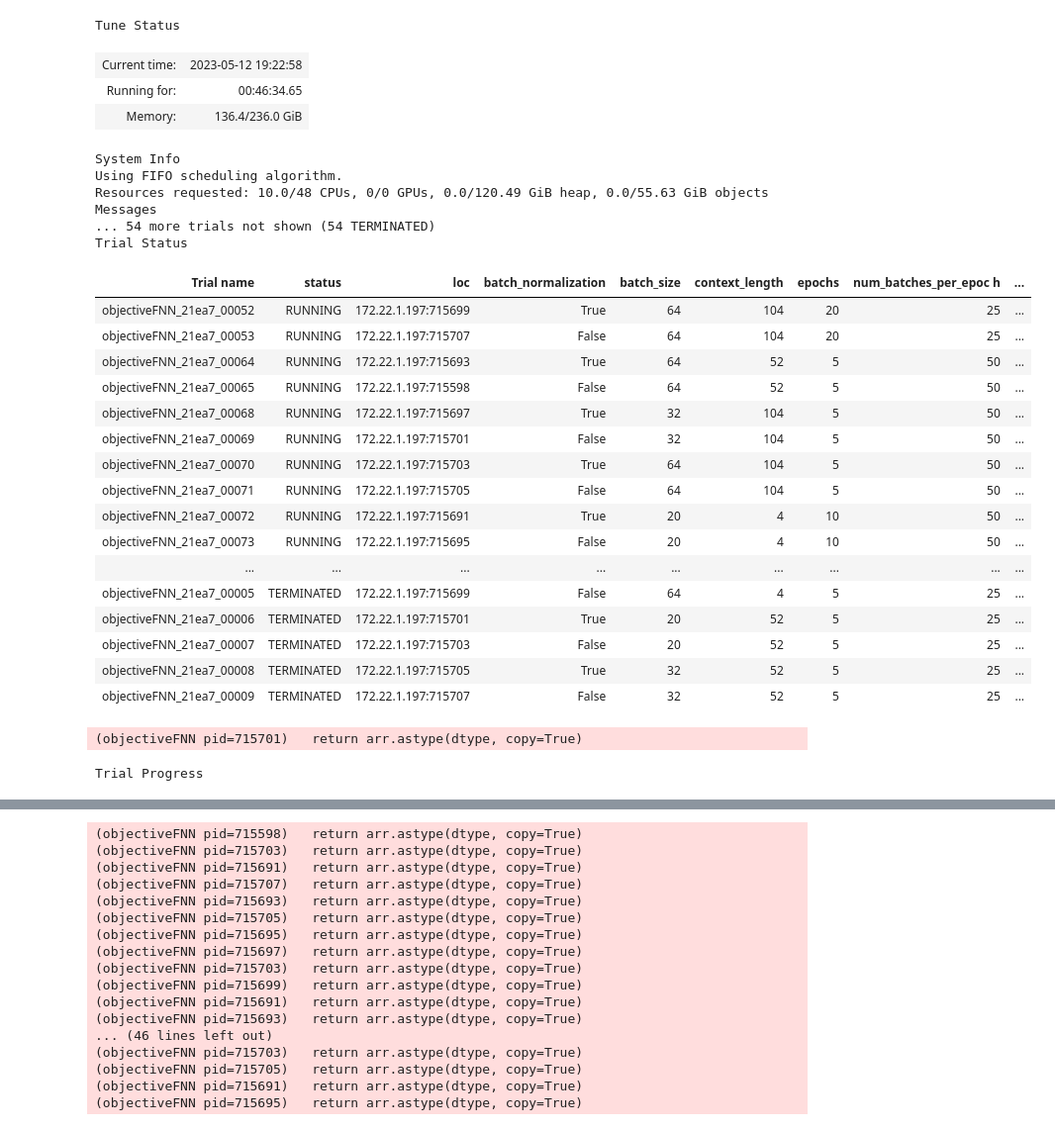
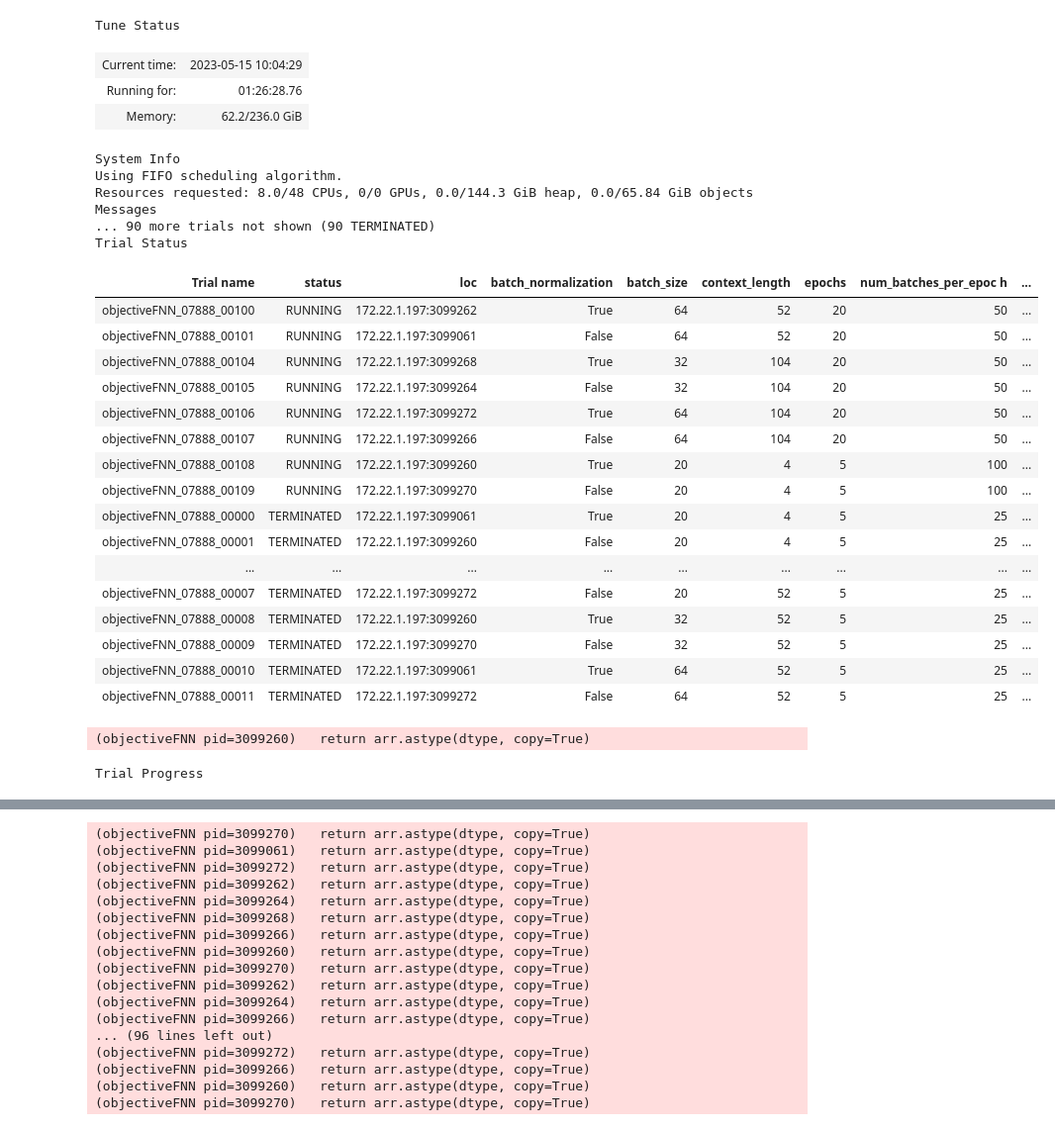
Before and after one commit to Kai-Ref/DeepAR_InfluenzaForecast, a Jupyter notebook: Notebooks/Modeltuning/Run_FNN_12_05.ipynb, the cells around one changed output, grey strips where cells are left out. Shown at 99% size. Saved outputs shown, nothing was run; the diff lists cells and outputs as text; code cells hidden in the pictures.

```diff
--- a/Notebooks/Modeltuning/Run_FNN_12_05.ipynb
+++ b/Notebooks/Modeltuning/Run_FNN_12_05.ipynb
@@ -114,7 +114,7 @@ tuner = tune.Tuner(
         num_samples = 5,
         metric="mean_WIS",
         mode="min",
-        max_concurrent_trials=10,
+        max_concurrent_trials=8,
     ),
     param_space=hp_search_space,
 )
@@ -124,5 +124,5 @@ print("Best hyperparameters found were: ", results.get_best_result().config)
 
 results_df = results.get_dataframe()
 print(results_df)
-results_df.to_csv("FNN_Hyperparameter_results_12_05.csv")
+results_df.to_csv("FNN_Hyperparameter_results_15_05.csv")
 # %% [output]
@@ -130,30 +130,30 @@ results_df.to_csv("FNN_Hyperparameter_results_12_05.csv")
 Tune Status
-| Current time: | 2023-05-12 19:22:58 |
-| Running for: | 00:46:34.65 |
-| Memory: | 136.4/236.0 GiB |
+| Current time: | 2023-05-15 10:04:29 |
+| Running for: | 01:26:28.76 |
+| Memory: | 62.2/236.0 GiB |
 System Info
 Using FIFO scheduling algorithm.
-Resources requested: 10.0/48 CPUs, 0/0 GPUs, 0.0/120.49 GiB heap, 0.0/55.63 GiB objects
+Resources requested: 8.0/48 CPUs, 0/0 GPUs, 0.0/144.3 GiB heap, 0.0/65.84 GiB objects
 Messages
-... 54 more trials not shown (54 TERMINATED)
+... 90 more trials not shown (90 TERMINATED)
 Trial Status
 | Trial name | status | loc | batch_normalization | batch_size | context_length | epochs | num_batches_per_epoc h | ... |
-| objectiveFNN_21ea7_00052 | RUNNING | 172.22.1.197:715699 | True | 64 | 104 | 20 | 25 | ... |
-| objectiveFNN_21ea7_00053 | RUNNING | 172.22.1.197:715707 | False | 64 | 104 | 20 | 25 | ... |
-| objectiveFNN_21ea7_00064 | RUNNING | 172.22.1.197:715693 | True | 64 | 52 | 5 | 50 | ... |
-| objectiveFNN_21ea7_00065 | RUNNING | 172.22.1.197:715598 | False | 64 | 52 | 5 | 50 | ... |
-| objectiveFNN_21ea7_00068 | RUNNING | 172.22.1.197:715697 | True | 32 | 104 | 5 | 50 | ... |
-| objectiveFNN_21ea7_00069 | RUNNING | 172.22.1.197:715701 | False | 32 | 104 | 5 | 50 | ... |
-| objectiveFNN_21ea7_00070 | RUNNING | 172.22.1.197:715703 | True | 64 | 104 | 5 | 50 | ... |
-| objectiveFNN_21ea7_00071 | RUNNING | 172.22.1.197:715705 | False | 64 | 104 | 5 | 50 | ... |
-| objectiveFNN_21ea7_00072 | RUNNING | 172.22.1.197:715691 | True | 20 | 4 | 10 | 50 | ... |
-| objectiveFNN_21ea7_00073 | RUNNING | 172.22.1.197:715695 | False | 20 | 4 | 10 | 50 | ... |
+| objectiveFNN_07888_00100 | RUNNING | 172.22.1.197:3099262 | True | 64 | 52 | 20 | 50 | ... |
+| objectiveFNN_07888_00101 | RUNNING | 172.22.1.197:3099061 | False | 64 | 52 | 20 | 50 | ... |
+| objectiveFNN_07888_00104 | RUNNING | 172.22.1.197:3099268 | True | 32 | 104 | 20 | 50 | ... |
+| objectiveFNN_07888_00105 | RUNNING | 172.22.1.197:3099264 | False | 32 | 104 | 20 | 50 | ... |
+| objectiveFNN_07888_00106 | RUNNING | 172.22.1.197:3099272 | True | 64 | 104 | 20 | 50 | ... |
+| objectiveFNN_07888_00107 | RUNNING | 172.22.1.197:3099266 | False | 64 | 104 | 20 | 50 | ... |
+| objectiveFNN_07888_00108 | RUNNING | 172.22.1.197:3099260 | True | 20 | 4 | 5 | 100 | ... |
+| objectiveFNN_07888_00109 | RUNNING | 172.22.1.197:3099270 | False | 20 | 4 | 5 | 100 | ... |
+| objectiveFNN_07888_00000 | TERMINATED | 172.22.1.197:3099061 | True | 20 | 4 | 5 | 25 | ... |
+| objectiveFNN_07888_00001 | TERMINATED | 172.22.1.197:3099260 | False | 20 | 4 | 5 | 25 | ... |
 | ... | ... | ... | ... | ... | ... | ... | ... | ... |
-| objectiveFNN_21ea7_00005 | TERMINATED | 172.22.1.197:715699 | False | 64 | 4 | 5 | 25 | ... |
-| objectiveFNN_21ea7_00006 | TERMINATED | 172.22.1.197:715701 | True | 20 | 52 | 5 | 25 | ... |
-| objectiveFNN_21ea7_00007 | TERMINATED | 172.22.1.197:715703 | False | 20 | 52 | 5 | 25 | ... |
-| objectiveFNN_21ea7_00008 | TERMINATED | 172.22.1.197:715705 | True | 32 | 52 | 5 | 25 | ... |
-| objectiveFNN_21ea7_00009 | TERMINATED | 172.22.1.197:715707 | False | 32 | 52 | 5 | 25 | ... |
+| objectiveFNN_07888_00007 | TERMINATED | 172.22.1.197:3099272 | False | 20 | 52 | 5 | 25 | ... |
+| objectiveFNN_07888_00008 | TERMINATED | 172.22.1.197:3099260 | True | 32 | 52 | 5 | 25 | ... |
+| objectiveFNN_07888_00009 | TERMINATED | 172.22.1.197:3099270 | False | 32 | 52 | 5 | 25 | ... |
+| objectiveFNN_07888_00010 | TERMINATED | 172.22.1.197:3099061 | True | 64 | 52 | 5 | 25 | ... |
+| objectiveFNN_07888_00011 | TERMINATED | 172.22.1.197:3099272 | False | 64 | 52 | 5 | 25 | ... |
-(objectiveFNN pid=715701)   return arr.astype(dtype, copy=True)
+(objectiveFNN pid=3099260)   return arr.astype(dtype, copy=True)
 Trial Progress
 | Trial name | date | done | episodes_total | experiment_id | experiment_tag | hostname | iterations_since_restore | ... |
@@ -176,17 +176,17 @@ Trial Progress
-(objectiveFNN pid=715598)   return arr.astype(dtype, copy=True)
-(objectiveFNN pid=715703)   return arr.astype(dtype, copy=True)
-(objectiveFNN pid=715691)   return arr.astype(dtype, copy=True)
-(objectiveFNN pid=715707)   return arr.astype(dtype, copy=True)
-(objectiveFNN pid=715693)   return arr.astype(dtype, copy=True)
-(objectiveFNN pid=715705)   return arr.astype(dtype, copy=True)
-(objectiveFNN pid=715695)   return arr.astype(dtype, copy=True)
-(objectiveFNN pid=715697)   return arr.astype(dtype, copy=True)
-(objectiveFNN pid=715703)   return arr.astype(dtype, copy=True)
-(objectiveFNN pid=715699)   return arr.astype(dtype, copy=True)
-(objectiveFNN pid=715691)   return arr.astype(dtype, copy=True)
-(objectiveFNN pid=715693)   return arr.astype(dtype, copy=True)
-... (46 lines left out)
-(objectiveFNN pid=715703)   return arr.astype(dtype, copy=True)
-(objectiveFNN pid=715705)   return arr.astype(dtype, copy=True)
-(objectiveFNN pid=715691)   return arr.astype(dtype, copy=True)
-(objectiveFNN pid=715695)   return arr.astype(dtype, copy=True)
+(objectiveFNN pid=3099270)   return arr.astype(dtype, copy=True)
+(objectiveFNN pid=3099061)   return arr.astype(dtype, copy=True)
+(objectiveFNN pid=3099272)   return arr.astype(dtype, copy=True)
+(objectiveFNN pid=3099262)   return arr.astype(dtype, copy=True)
+(objectiveFNN pid=3099264)   return arr.astype(dtype, copy=True)
+(objectiveFNN pid=3099268)   return arr.astype(dtype, copy=True)
+(objectiveFNN pid=3099266)   return arr.astype(dtype, copy=True)
+(objectiveFNN pid=3099260)   return arr.astype(dtype, copy=True)
+(objectiveFNN pid=3099270)   return arr.astype(dtype, copy=True)
+(objectiveFNN pid=3099262)   return arr.astype(dtype, copy=True)
+(objectiveFNN pid=3099264)   return arr.astype(dtype, copy=True)
+(objectiveFNN pid=3099266)   return arr.astype(dtype, copy=True)
+... (96 lines left out)
+(objectiveFNN pid=3099272)   return arr.astype(dtype, copy=True)
+(objectiveFNN pid=3099266)   return arr.astype(dtype, copy=True)
+(objectiveFNN pid=3099260)   return arr.astype(dtype, copy=True)
+(objectiveFNN pid=3099270)   return arr.astype(dtype, copy=True)
```
Also changed, not shown: parts of 1 cell of this notebook, 22 other files.
